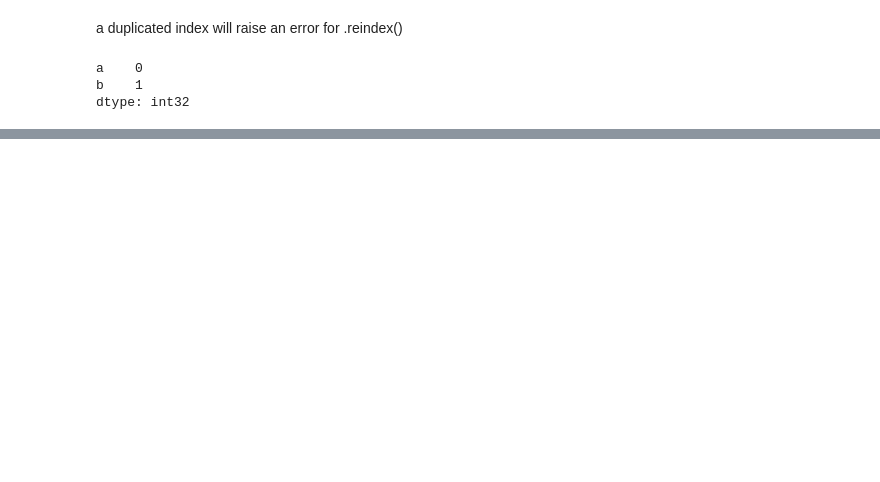
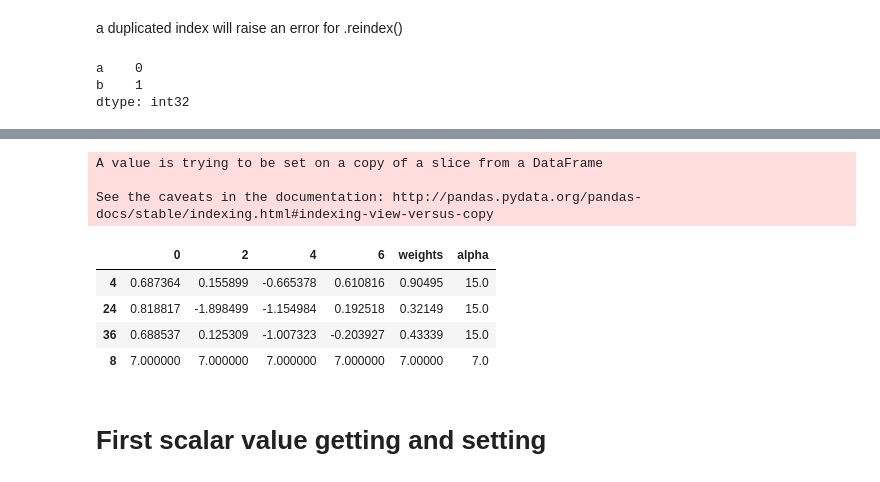
Before and after one commit to Spiritusanti/Data-Science, a Jupyter notebook: Indexing and Selecting Data in Pandas.ipynb, the cells around one changed output, grey strips where cells are left out. Drawn from its saved outputs; the diff is of its cells as text; code cells hidden in the pictures; blank space fills up the shorter version.

```diff
--- a/Indexing and Selecting Data in Pandas.ipynb
+++ b/Indexing and Selecting Data in Pandas.ipynb
@@ -599,0 +691,7 @@ The duplication error can be circumvented by first intersecting the desired labl
+# %%
+#modifying our existing dataframe
+df['weights'] = df[8]
+del df[8]
+# %%
+#selecting the rows where weights are positive since it cannot accept negatives
+df = df[df['weights'] >=0]
@@ -599,0 +750,5 @@ The duplication error can be circumvented by first intersecting the desired labl
+# %%
+#creating a new column via enlargement using the .loc accessor
+df.loc[:, 'alpha'] = 15
+df
+#I am not sure about the error here......
@@ -599,0 +770,15 @@ The duplication error can be circumvented by first intersecting the desired labl
+# %%
+#the following is an append operation
+df.loc[8, :] = 7
+df
+# %% [output]
+A value is trying to be set on a copy of a slice from a DataFrame
+
+See the caveats in the documentation: http://pandas.pydata.org/pandas-docs/stable/indexing.html#indexing-view-versus-copy
+|  | 0 | 2 | 4 | 6 | weights | alpha |
+| 4 | 0.687364 | 0.155899 | -0.665378 | 0.610816 | 0.90495 | 15.0 |
+| 24 | 0.818817 | -1.898499 | -1.154984 | 0.192518 | 0.32149 | 15.0 |
+| 36 | 0.688537 | 0.125309 | -1.007323 | -0.203927 | 0.43339 | 15.0 |
+| 8 | 7.000000 | 7.000000 | 7.000000 | 7.000000 | 7.00000 | 7.0 |
+# %% [markdown]
+# First scalar value getting and setting
```
Also changed, not shown: parts of 63 cells of this notebook.
